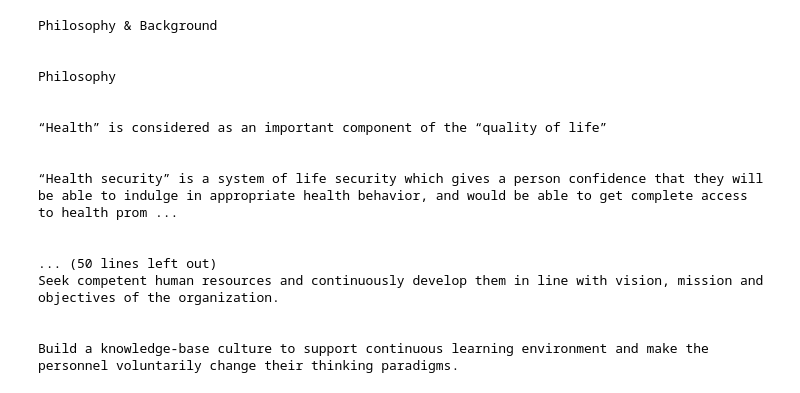
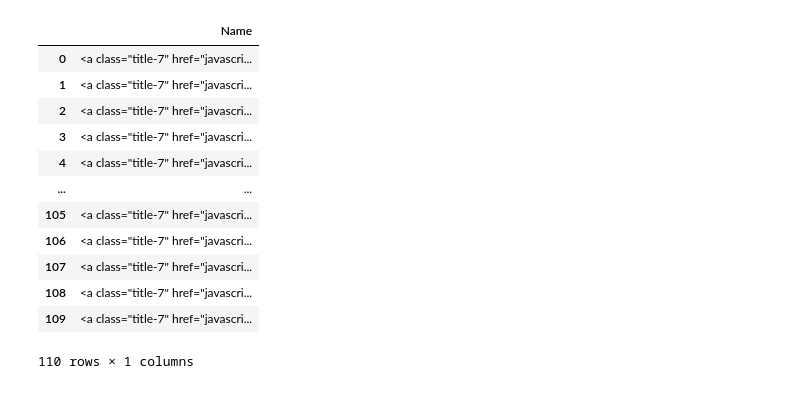
Before and after one commit to nhso/eng-nsho-scraping, a Jupyter notebook: สปสช_scraping.ipynb, the cells around one changed output. Drawn from its saved outputs; the diff is of its cells as text; code cells hidden in the pictures.

```diff
--- a/สปสช_scraping.ipynb
+++ b/สปสช_scraping.ipynb
@@ -5,0 +33,16 @@ from bs4 import BeautifulSoup
+# %%
+url = ["http://eng.nhso.go.th/view/1/Vision_Mission/EN-US", "http://eng.nhso.go.th/view/1/NHSO_Board/EN-US", "http://eng.nhso.go.th/view/1/NHSO_Executive/EN-US",
+       "http://eng.nhso.go.th/view/1/NHSB/EN-US", "http://eng.nhso.go.th/view/1/QSC/EN-US"]
+
+for i in url:
+  data = requests.get(i)
+  soup = BeautifulSoup(data.text,)
+  for j in soup.find_all("div",{"id":"content-A"}) :
+    if "page-tree" in j.get("class" ,[]) :
+      continue
+    body.append(j.text)
+
+table = pd.DataFrame(body)
+table.columns = ['DATA']
+
+table
@@ -6,27 +60,33 @@ from bs4 import BeautifulSoup
 # %%
-url = "http://eng.nhso.go.th/view/1/Philosophy_Background/EN-US"
-data = requests.get(url)
+url = "http://eng.nhso.go.th/view/1/News/EN-US/?page="
 
-soup = BeautifulSoup(data.text,'html.parser')
-Philosophy_Background = soup.find_all("div",{"id":"content-B"})
+page = 1
+news_urls = []
 
-for i in Philosophy_Background:
-  print(i.text)
+while page <= 10 :
+  data = requests.get(url + str(page))
+  soup = BeautifulSoup(data.text,'html.parser')
+  page += 1
+  for i in range(1, 12) :
+    na = soup.find_all("a", {'class' : 'title-7'})[i]
+    news_urls.append(na)
+
+string_list = [str(element) for element in news_urls]
+
+news_urls = pd.DataFrame(string_list, columns=['Name'])
+
+news_urls
 # %% [output]
+|  | Name |
+| 0 | <a class="title-7" href="javascri... |
+| 1 | <a class="title-7" href="javascri... |
+| 2 | <a class="title-7" href="javascri... |
+| 3 | <a class="title-7" href="javascri... |
+| 4 | <a class="title-7" href="javascri... |
+| ... | ... |
+| 105 | <a class="title-7" href="javascri... |
+| 106 | <a class="title-7" href="javascri... |
+| 107 | <a class="title-7" href="javascri... |
+| 108 | <a class="title-7" href="javascri... |
+| 109 | <a class="title-7" href="javascri... |
-Philosophy & Background
-
-
-Philosophy
-
-
-“Health” is considered as an important component of the “quality of life”
-
-
-“Health security” is a system of life security which gives a person confidence that they will be able to indulge in appropriate health behavior, and would be able to get complete access to health prom ...
-
-
-... (50 lines left out)
-Seek competent human resources and continuously develop them in line with vision, mission and objectives of the organization.
-
-
-Build a knowledge-base culture to support continuous learning environment and make the personnel voluntarily change their thinking paradigms.
+110 rows × 1 columns
```
Also changed, not shown: parts of 15 cells of this notebook.
